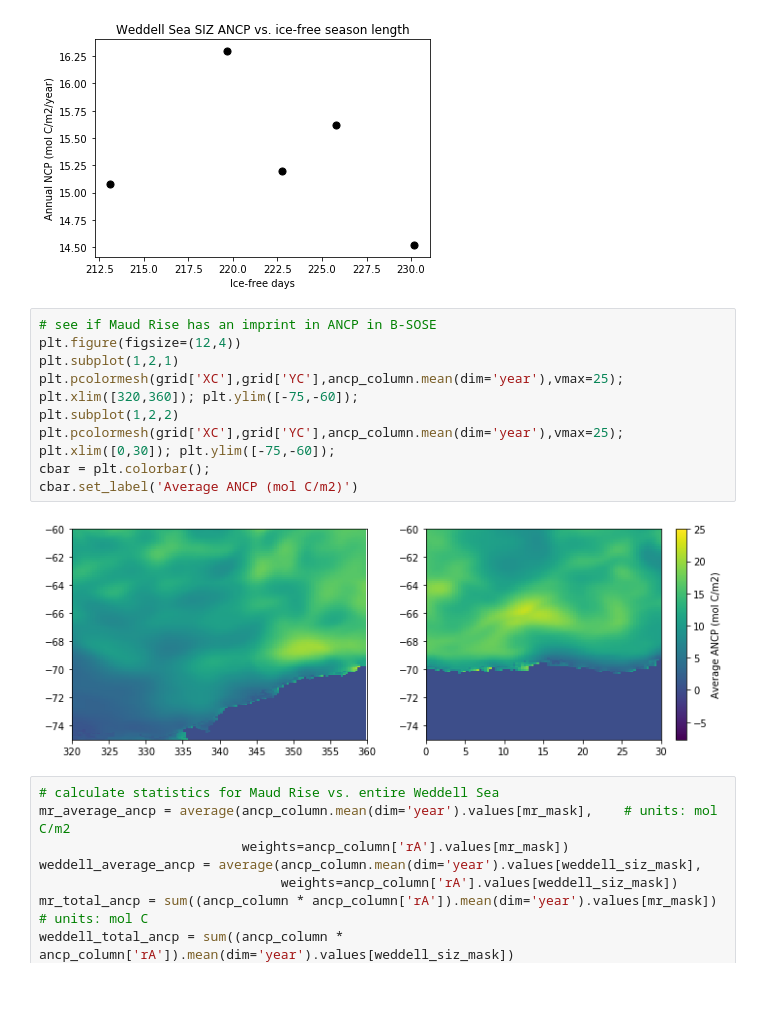
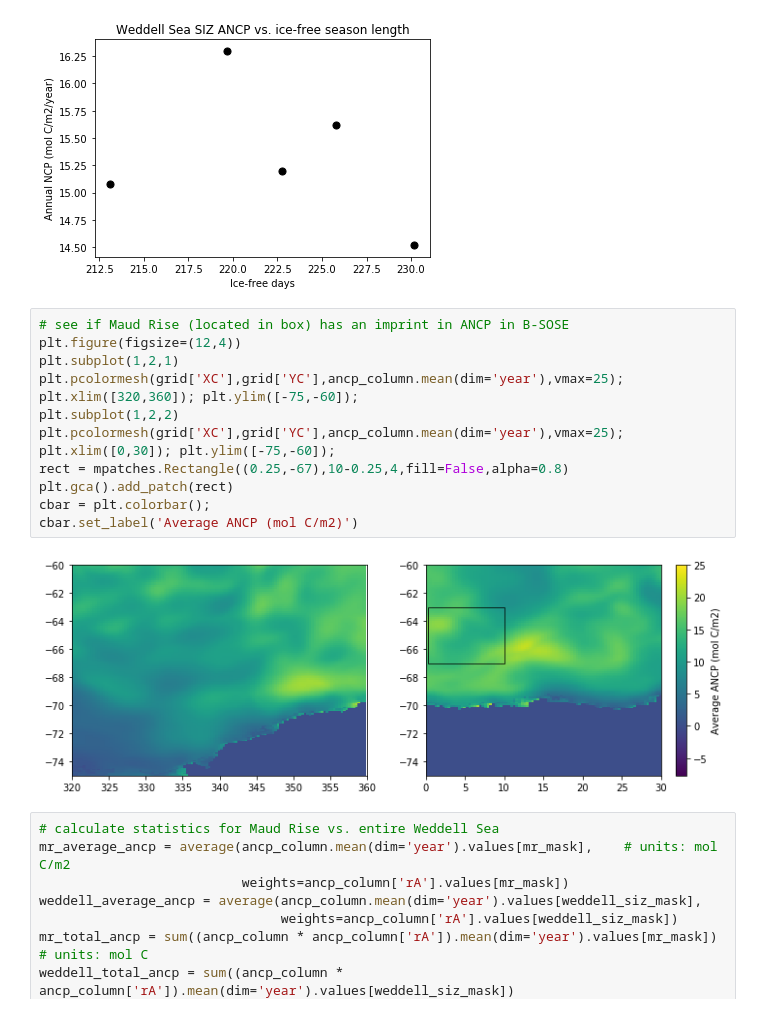
Before and after one commit to ethan-campbell/Weddell_phyto_paper, a Jupyter notebook: bsose_weddell_analysis.py.ipynb, the cells around one changed output. Cells and saved outputs as stored; diff of their text form.

Commit message:
Add Maud Rise patch

```diff
--- a/bsose_weddell_analysis.py.ipynb
+++ b/bsose_weddell_analysis.py.ipynb
@@ -73,16 +74,18 @@ plt.xlabel('Ice-free days'); plt.ylabel('Annual NCP (mol C/m2/year)'); plt.title
 # %% [output]
 [figure]
 # %%
-# see if Maud Rise has an imprint in ANCP in B-SOSE
+# see if Maud Rise (located in box) has an imprint in ANCP in B-SOSE
 plt.figure(figsize=(12,4))
 plt.subplot(1,2,1)
 plt.pcolormesh(grid['XC'],grid['YC'],ancp_column.mean(dim='year'),vmax=25); plt.xlim([320,360]); plt.ylim([-75,-60]);
 plt.subplot(1,2,2)
 plt.pcolormesh(grid['XC'],grid['YC'],ancp_column.mean(dim='year'),vmax=25); plt.xlim([0,30]); plt.ylim([-75,-60]);
+rect = mpatches.Rectangle((0.25,-67),10-0.25,4,fill=False,alpha=0.8)
+plt.gca().add_patch(rect)
 cbar = plt.colorbar();
 cbar.set_label('Average ANCP (mol C/m2)')
 # %% [output]
-[figure, old version]
+[figure, new version]
 # %%
 # calculate statistics for Maud Rise vs. entire Weddell Sea
 mr_average_ancp = average(ancp_column.mean(dim='year').values[mr_mask],    # units: mol C/m2
```
Also changed, not shown: parts of 1 cell of this notebook.
